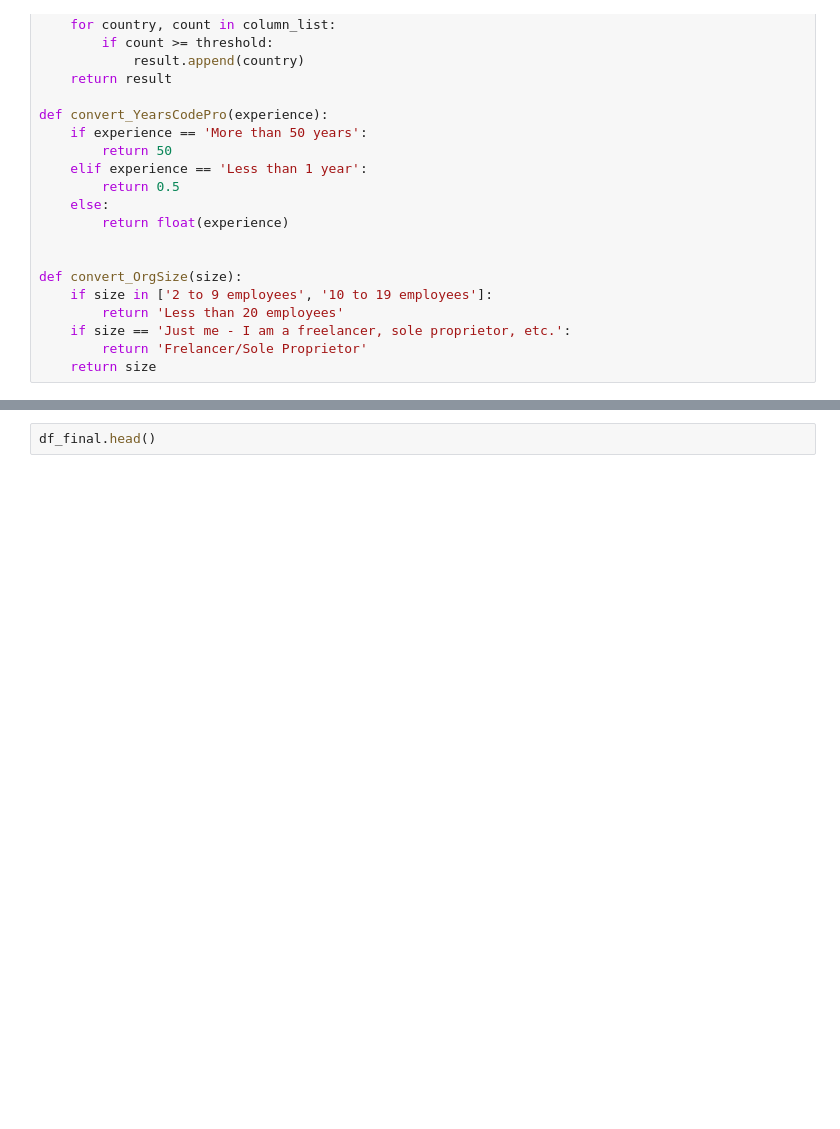
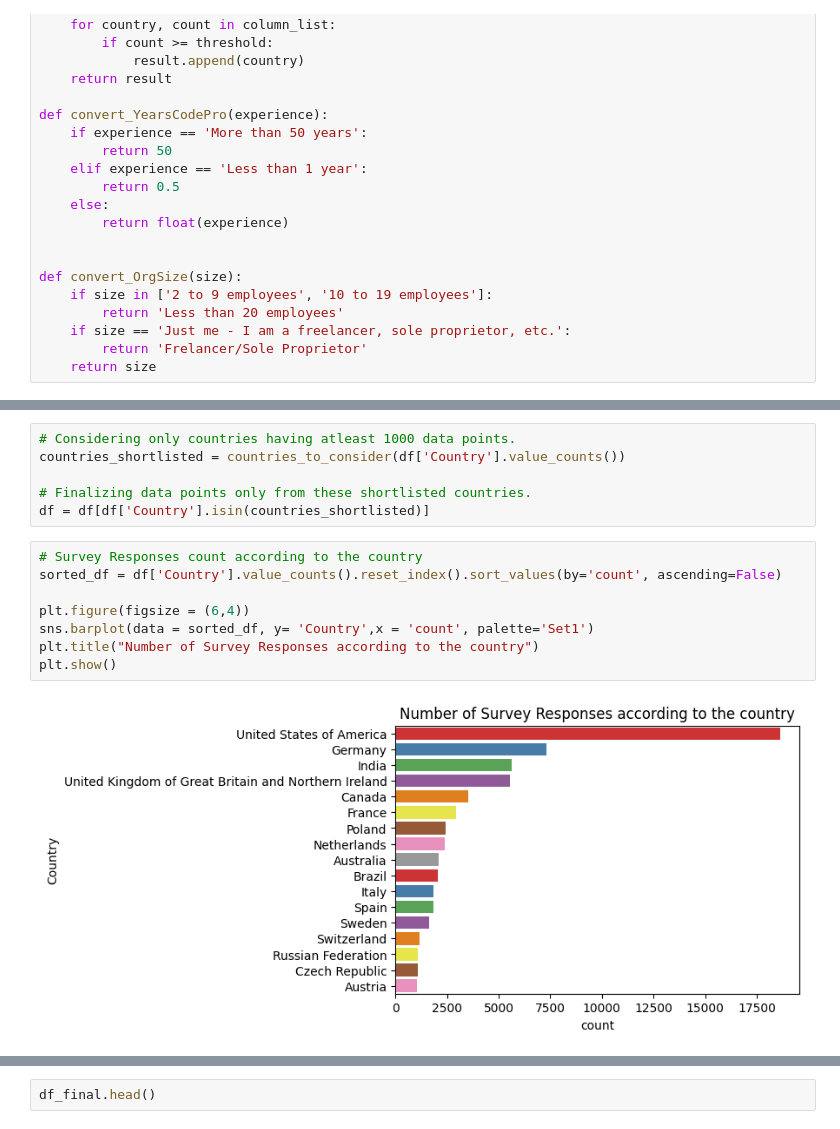
Before and after one commit to mahesh973/DevCompPredictor, a Jupyter notebook: notebooks/Preprocessing USA 2023 Data.ipynb, the cells around one changed output, grey strips where cells are left out. Cells and saved outputs as stored; diff of their text form; blank space fills up the shorter version.

```diff
--- a/notebooks/Preprocessing USA 2023 Data.ipynb
+++ b/notebooks/Preprocessing USA 2023 Data.ipynb
@@ -60,0 +68,16 @@ df_final['YearsCodePro'] = df_final['YearsCodePro'].apply(convert_YearsCodePro)
+# %%
+# Considering only countries having atleast 1000 data points.
+countries_shortlisted = countries_to_consider(df['Country'].value_counts())
+
+# Finalizing data points only from these shortlisted countries.
+df = df[df['Country'].isin(countries_shortlisted)]
+# %%
+# Survey Responses count according to the country
+sorted_df = df['Country'].value_counts().reset_index().sort_values(by='count', ascending=False)
+
+plt.figure(figsize = (6,4))
+sns.barplot(data = sorted_df, y= 'Country',x = 'count', palette='Set1')
+plt.title("Number of Survey Responses according to the country")
+plt.show()
+# %% [output]
+[figure, added]
```
Also changed, not shown: parts of 20 cells of this notebook.
